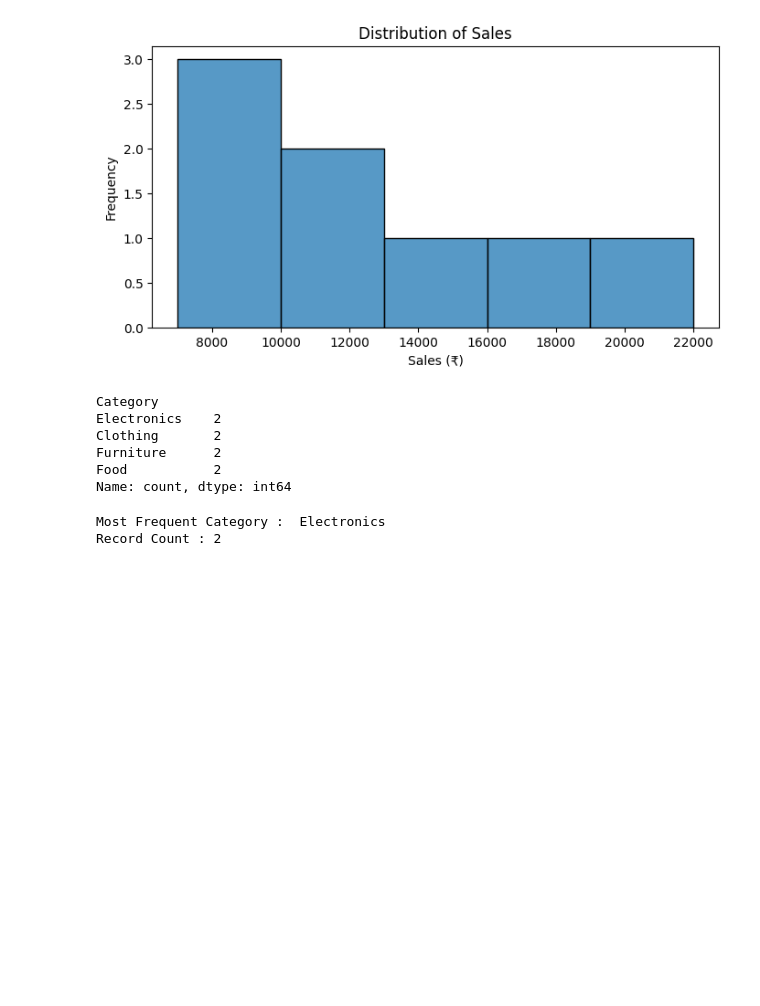
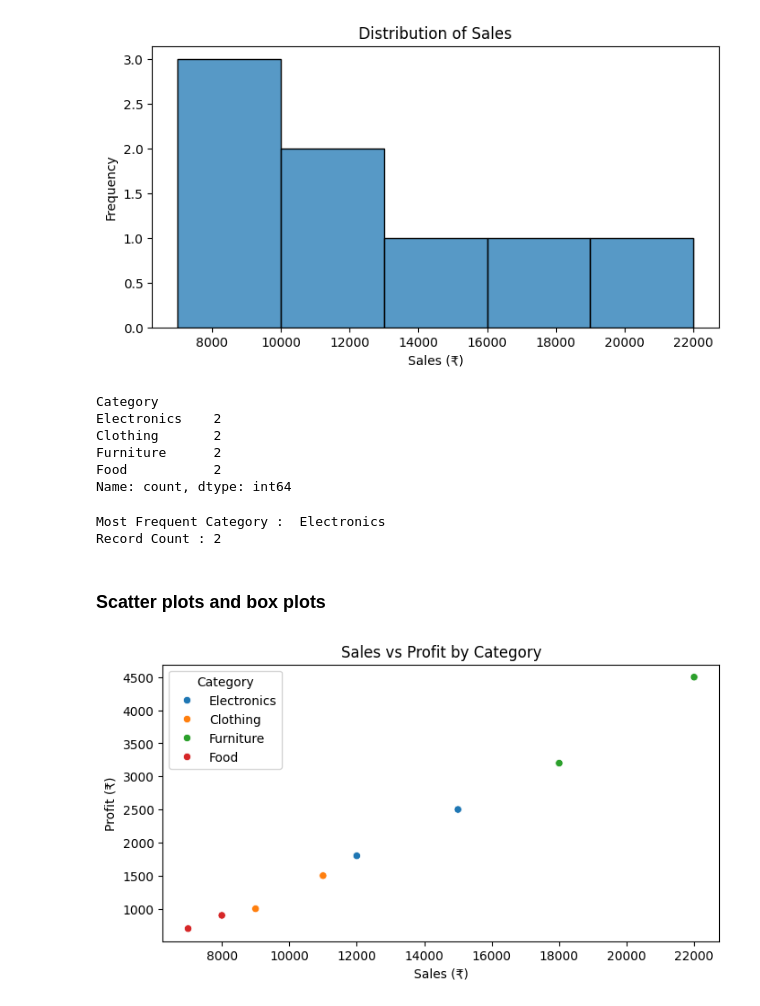
Before and after one commit to ivaibhavpawar1045/Python-Data-Analytics, a Jupyter notebook: 33_Seaborn_Fundamentals_I/practice.ipynb, the cells around one changed output. Drawn from its saved outputs; the diff is of its cells as text; code cells hidden in the pictures; blank space fills up the shorter version.

Commit message:
Add Seaborn scatter plots and category distribution analysis

```diff
--- a/33_Seaborn_Fundamentals_I/practice.ipynb
+++ b/33_Seaborn_Fundamentals_I/practice.ipynb
@@ -101,3 +102,30 @@ print("Record Count :" , category_counts.max())
 # %% [output]
 Most Frequent Category :  Electronics
 Record Count : 2
+# %% [markdown]
+### Scatter plots and box plots
+# %%
+# SCATTER PLOT
+sales_data["Profit"] = [
+    1800, 2500,
+    1000, 1500,
+    3200, 4500,
+    700, 900
+]
+
+
+plt.figure(figsize=(8, 4))
+
+sns.scatterplot(
+    data=sales_data,
+    x="Sales",
+    y="Profit",
+    hue="Category"         # it assigns different colors to the observations for categories , helping comparing groups
+)
+
+plt.title("Sales vs Profit by Category")
+plt.xlabel("Sales (₹)")
+plt.ylabel("Profit (₹)")
+plt.show()
+# %% [output]
+[figure, added]
```
Also changed, not shown: parts of 3 cells of this notebook.
